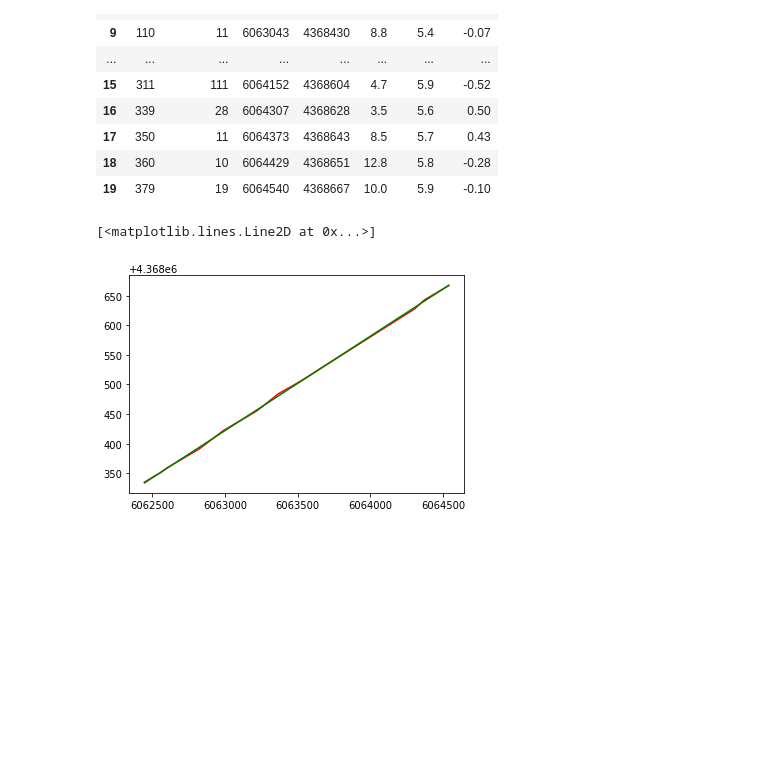
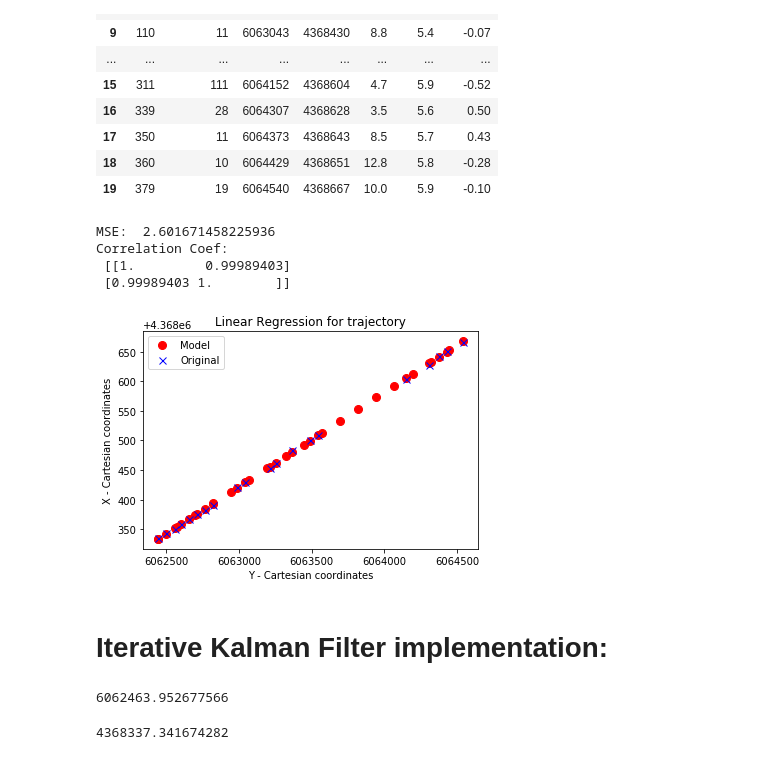
Before and after one commit to cnburger/AIS_KalmanFilter, a Jupyter notebook: KalmanFilterPython.ipynb, the cells around one changed output. Drawn from its saved outputs; the diff is of its cells as text; code cells hidden in the pictures; blank space fills up the shorter version.

```diff
--- a/KalmanFilterPython.ipynb
+++ b/KalmanFilterPython.ipynb
@@ -470,23 +476,49 @@ polish_data
 | 18 | 360 | 10 | 6064429 | 4368651 | 12.8 | 5.8 | -0.28 |
 | 19 | 379 | 19 | 6064540 | 4368667 | 10.0 | 5.9 | -0.10 |
 # %%
-X_sog = np.arange(0,20)
+X_sog = np.arange(0,40)
 X_sog = polish_data.iloc[:,2].values
 Y_sog = polish_data.iloc[:,3]
 
 
 model = LinearRegression()
 model.fit(X_sog.reshape((-1,1)),Y_sog)
 m = model.intercept_
 coef = model.coef_
-X_pred = X_sog
+X_pred =  np.arange(start = np.min(X_sog), stop = np.max(X_sog), step = 125)
+X_pred = np.concatenate((X_pred,X_sog),axis = 0)
 Y_pred = X_pred*coef + m
 
 
+
+
 #Original data
-plt.plot(X_sog, Y_sog, color = 'red')
+
 #Predicted with model
-plt.plot(X_pred, Y_pred, color = 'green')
+plt.plot(X_pred, Y_pred, 'ro', markersize=8)
+plt.plot(X_sog, Y_sog, 'bx',markersize=7)
+plt.title("Linear Regression for trajectory")
+plt.ylabel("X - Cartesian coordinates")
+plt.xlabel("Y - Cartesian coordinates")
+legend_data = ["Model","Original"]
+
+#ERROR:
+
+Y_pred = X_sog*coef + m
+
+MSError = np.mean(np.square(Y_pred-Y_sog))
+Correlation =  np.corrcoef(Y_pred,Y_sog)
+print("MSE: ", MSError)
+print("Correlation Coef:\n", Correlation)
+
+plt.legend(legend_data)
+
+plt.show()
 # %% [output]
-[<matplotlib.lines.Line2D at 0x...>]
+MSE:  2.601671458225936
+Correlation Coef:
+ [[1.         0.99989403]
+ [0.99989403 1.        ]]
-[figure, old version]
+[figure, new version]
+# %% [markdown]
+# Iterative Kalman Filter implementation:
@@ -492,0 +527,8 @@ plt.plot(X_pred, Y_pred, color = 'green')
+# %%
+6062445+(a_x*10*10)/2
+# %% [output]
+6062463.952677566
+# %%
+4368335 +a_y*10*10/2
+# %% [output]
+4368337.341674282
```
Also changed, not shown: parts of 25 cells of this notebook.
